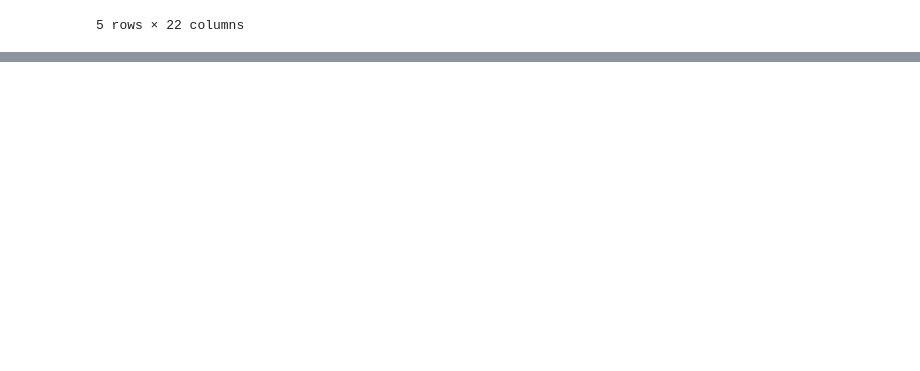
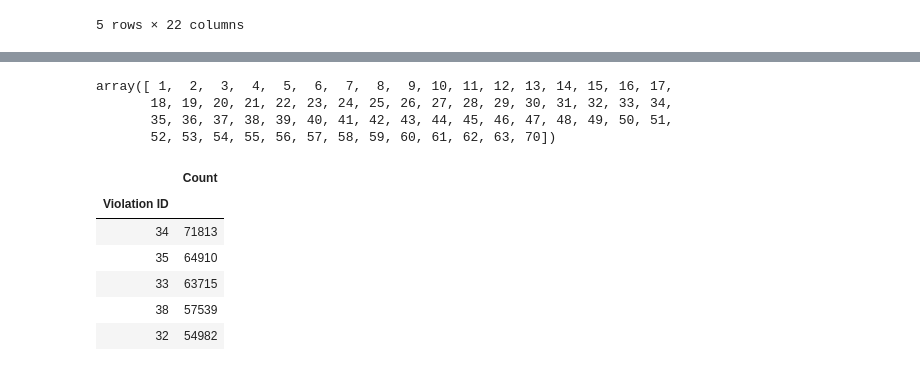
Before and after one commit to VodopaDev/CS401-Chicago-Crime-Analysis, a Jupyter notebook: violations.ipynb, the cells around one changed output, grey strips where cells are left out. Cells and saved outputs as stored; diff of their text form; code cells hidden in the pictures; blank space fills up the shorter version.

```diff
--- a/violations.ipynb
+++ b/violations.ipynb
@@ -39,0 +60,20 @@ violations.head()
+# %%
+all_violations_ids = violations['Violation ID'].unique()
+all_violations_ids.sort()
+all_violations_ids
+# %% [output]
+array([ 1,  2,  3,  4,  5,  6,  7,  8,  9, 10, 11, 12, 13, 14, 15, 16, 17,
+       18, 19, 20, 21, 22, 23, 24, 25, 26, 27, 28, 29, 30, 31, 32, 33, 34,
+       35, 36, 37, 38, 39, 40, 41, 42, 43, 44, 45, 46, 47, 48, 49, 50, 51,
+       52, 53, 54, 55, 56, 57, 58, 59, 60, 61, 62, 63, 70])
+# %%
+violations_count = violations[['Inspection ID', 'Violation ID']].groupby('Violation ID').count().rename(columns={'Inspection ID' : 'Count'})
+violations_count.sort_values('Count', ascending=False).head()
+# %% [output]
+|  | Count |
+| Violation ID |  |
+| 34 | 71813 |
+| 35 | 64910 |
+| 33 | 63715 |
+| 38 | 57539 |
+| 32 | 54982 |
```
Also changed, not shown: parts of 3 cells of this notebook.
